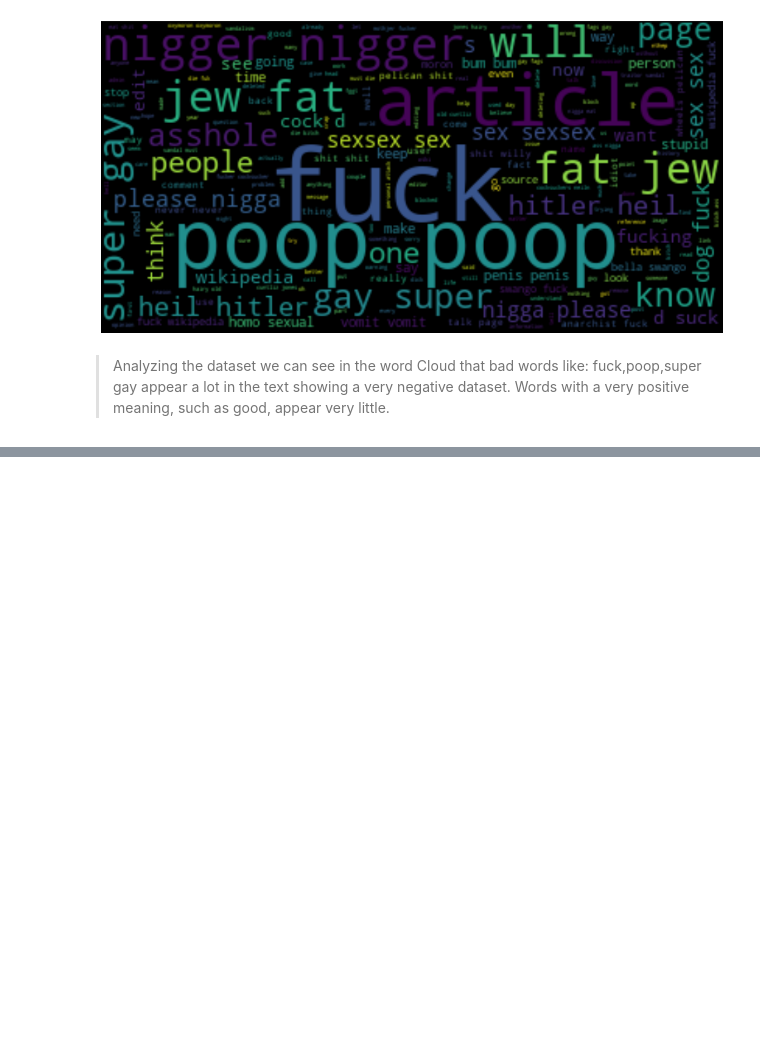
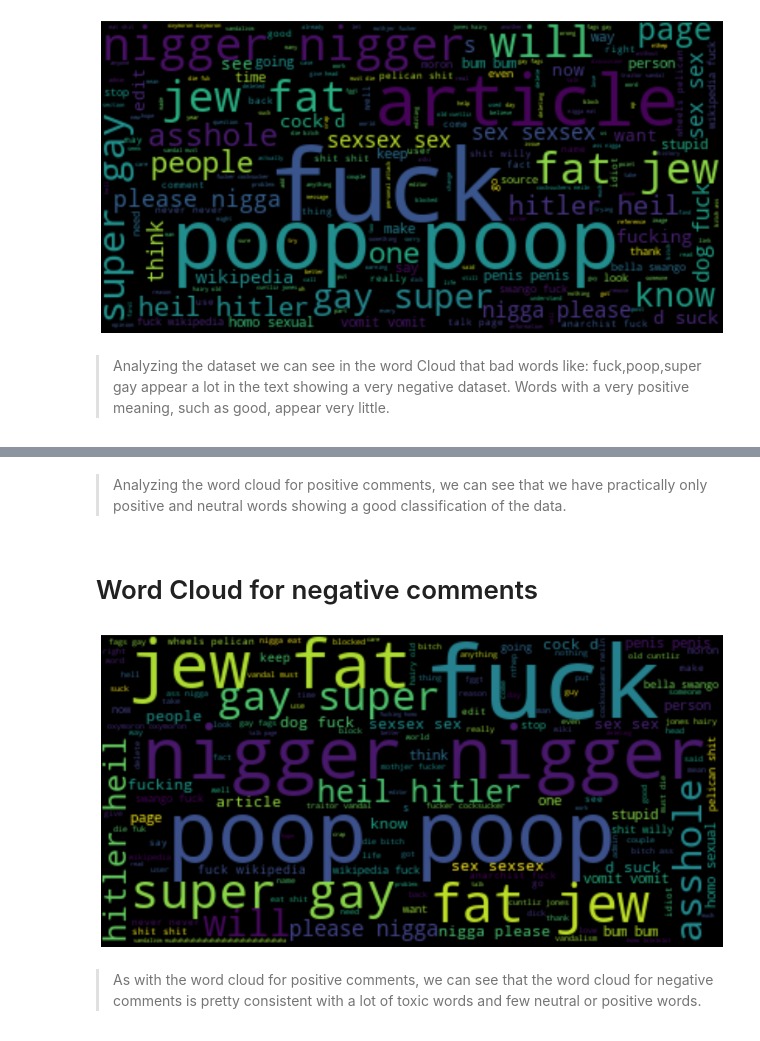
Before and after one commit to RichardeLira/Python-IA-Dell-Lead-, a Jupyter notebook: Final/AF.ipynb, the cells around one changed output, grey strips where cells are left out. Drawn from its saved outputs; the diff is of its cells as text; code cells hidden in the pictures; blank space fills up the shorter version.

```diff
--- a/Final/AF.ipynb
+++ b/Final/AF.ipynb
@@ -440,0 +453,16 @@ plt.show()
+# %% [markdown]
+> Analyzing the word cloud for positive comments, we can see that we have practically only positive and neutral words showing a good classification of the data.
+# %% [markdown]
+# Word Cloud for negative comments
+# %%
+corpus = df[df['Toxic'] =='Toxic']['comment_text'].tolist()
+corpus_all = " ".join(corpus)
+
+wordcloud = WordCloud().generate(corpus_all)
+plt.imshow(wordcloud, interpolation='bilinear')
+plt.axis("off")
+plt.show()
+# %% [output]
+[figure, added]
+# %% [markdown]
+> As with the word cloud for positive comments, we can see that the word cloud for negative comments is pretty consistent with a lot of toxic words and few neutral or positive words.
```
Also changed, not shown: parts of 2 cells of this notebook.
